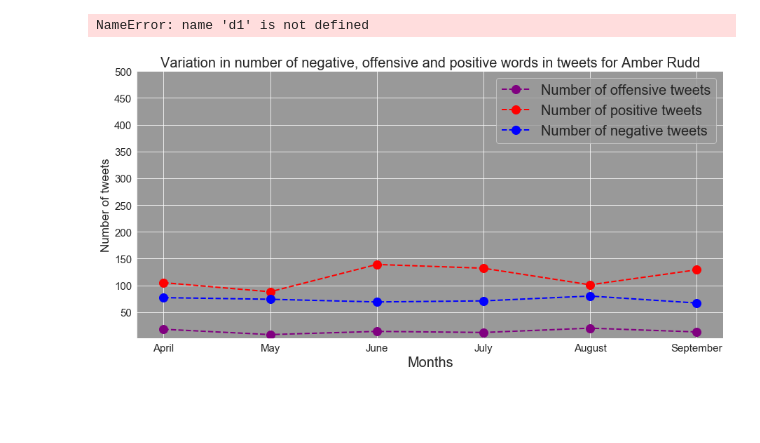
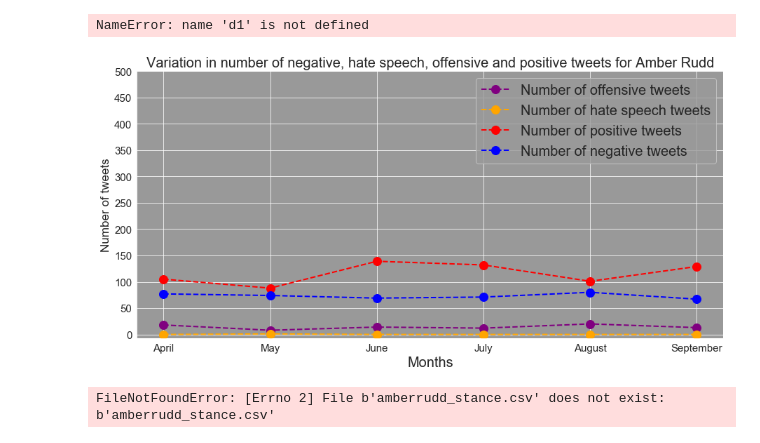
Before and after one commit to abhisheksaxena1998/hate_speech_threat_detection, a Jupyter notebook: Amber Rudd.ipynb, the cells around one changed output. Saved outputs shown, nothing was run; the diff lists cells and outputs as text; code cells hidden in the pictures; blank space fills up the shorter version.

Commit message:
added stance variation

```diff
--- a/Amber Rudd.ipynb
+++ b/Amber Rudd.ipynb
@@ -808,30 +810,45 @@ oh=d1[d1['classofspeech']=='hate_speech']
 len(oh)
 # %% [output]
 NameError: name 'd1' is not defined
+# %%
+hs=[0,1,0,0,0,0]
 # %%
 kplus=df.groupby('month',sort=True)['positivewords'].sum()
 plus=[]
 for i in kplus:
     plus.append(i)
 plus
 kneg=df.groupby('month',sort=True)['negativewords'].sum()
 neg=[]
 for i in kneg:
     neg.append(i)
 
 neg
 fig, ax = plt.subplots(figsize=(15,7))
 ax.plot(xi, y,color='purple', marker='o', linestyle='dashed',linewidth=2, markersize=12,label="Number of offensive tweets")#
+ax.plot(xi, hs,color='orange', marker='o', linestyle='dashed',linewidth=2, markersize=12,label="Number of hate speech tweets")#
 
 ax.plot(xi, plus,color='red', marker='o', linestyle='dashed',linewidth=2, markersize=12,label="Number of positive tweets")#
 ax.plot(xi, neg,color='blue', marker='o', linestyle='dashed',linewidth=2, markersize=12,label="Number of negative tweets")
-plt.yticks([50,100,150,200,250,300,350,400,450,500])
+plt.yticks([0,50,100,150,200,250,300,350,400,450,500])
 ax.set_xlabel('Months',fontsize=20)
 ax.set_ylabel('Number of tweets',fontsize=17)
-ax.set_title("Variation in number of negative, offensive and positive words in tweets for Amber Rudd",fontsize=20)
+ax.set_title("Variation in number of negative, hate speech, offensive and positive tweets for Amber Rudd",fontsize=20)
 ax = plt.gca()
 ax.legend(prop={'size': 20})
 
 ax.tick_params(axis = 'both', which = 'major', labelsize = 15)
 # %% [output]
-[figure, old version]
+[figure, new version]
+# %%
+import pandas as pd
+import numpy as np
+import seaborn as sns
+import matplotlib.pyplot as plt
+
+sns.set_style("darkgrid", {"axes.facecolor": ".5"})
+
+d1=pd.read_csv("amberrudd_stance.csv",encoding="latin1")
+d1
+# %% [output]
+FileNotFoundError: [Errno 2] File b'amberrudd_stance.csv' does not exist: b'amberrudd_stance.csv'
```
Also changed, not shown: parts of 1 cell of this notebook, 6 other files.
